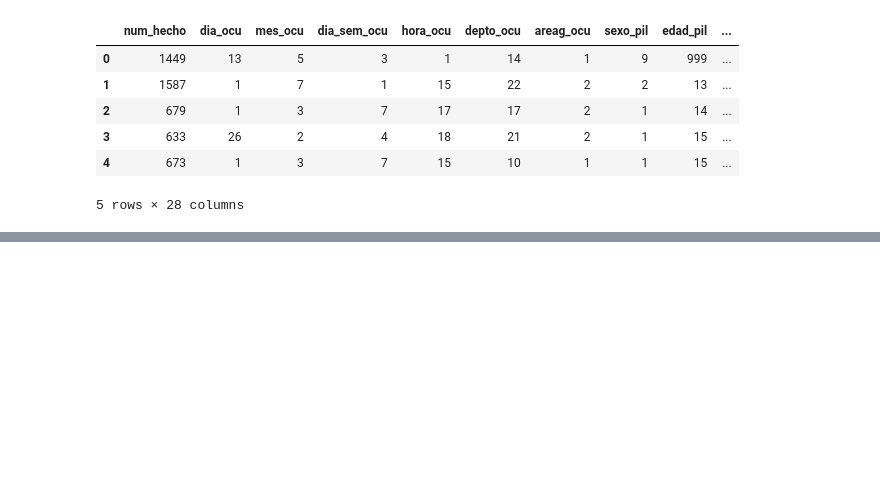
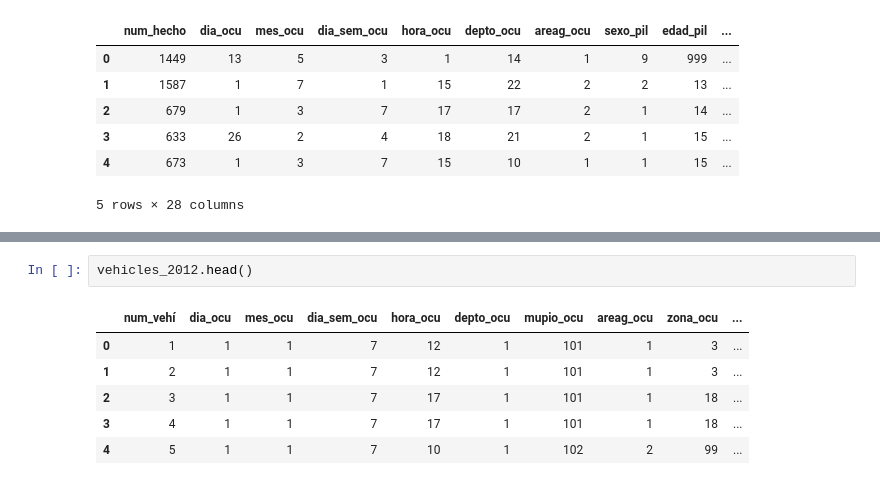
Before and after one commit to aaoeclipse/accidentesguatemala, a Jupyter notebook: DATA ACCIDENTS GUATEMALA.ipynb, the cells around one changed output, grey strips where cells are left out. Drawn from its saved outputs; the diff is of its cells as text; blank space fills up the shorter version.

```diff
--- a/DATA ACCIDENTS GUATEMALA.ipynb
+++ b/DATA ACCIDENTS GUATEMALA.ipynb
@@ -737,0 +788,9 @@ car_accidents_2009_2017.head()
+# %%
+vehicles_2012.head()
+# %% [output]
+|  | num_vehí | dia_ocu | mes_ocu | dia_sem_ocu | hora_ocu | depto_ocu | mupio_ocu | areag_ocu | zona_ocu | ... |
+| 0 | 1 | 1 | 1 | 7 | 12 | 1 | 101 | 1 | 3 | ... |
+| 1 | 2 | 1 | 1 | 7 | 12 | 1 | 101 | 1 | 3 | ... |
+| 2 | 3 | 1 | 1 | 7 | 17 | 1 | 101 | 1 | 18 | ... |
+| 3 | 4 | 1 | 1 | 7 | 17 | 1 | 101 | 1 | 18 | ... |
+| 4 | 5 | 1 | 1 | 7 | 10 | 1 | 102 | 2 | 99 | ... |
```
Also changed, not shown: parts of 12 cells of this notebook, 11 other files.
